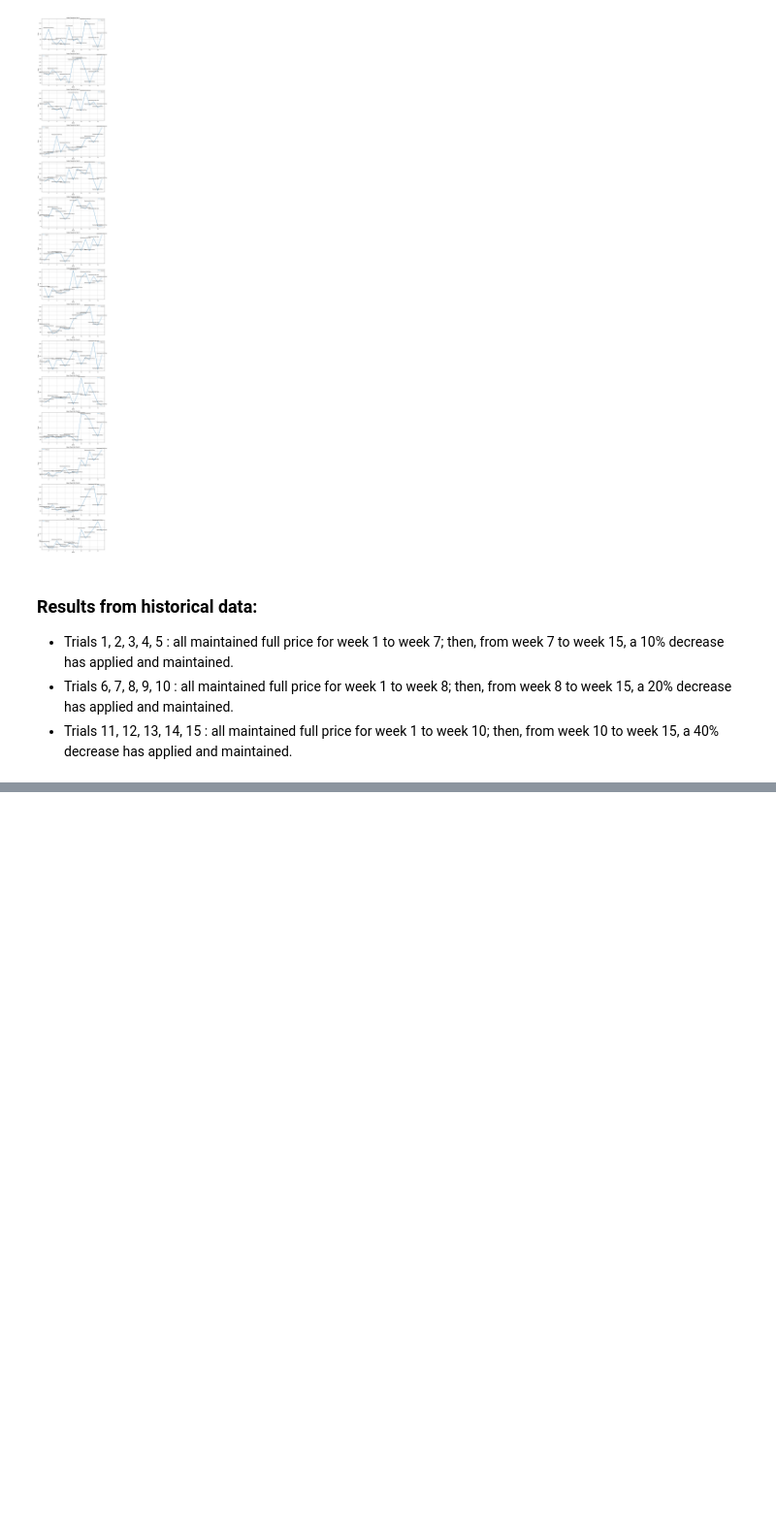
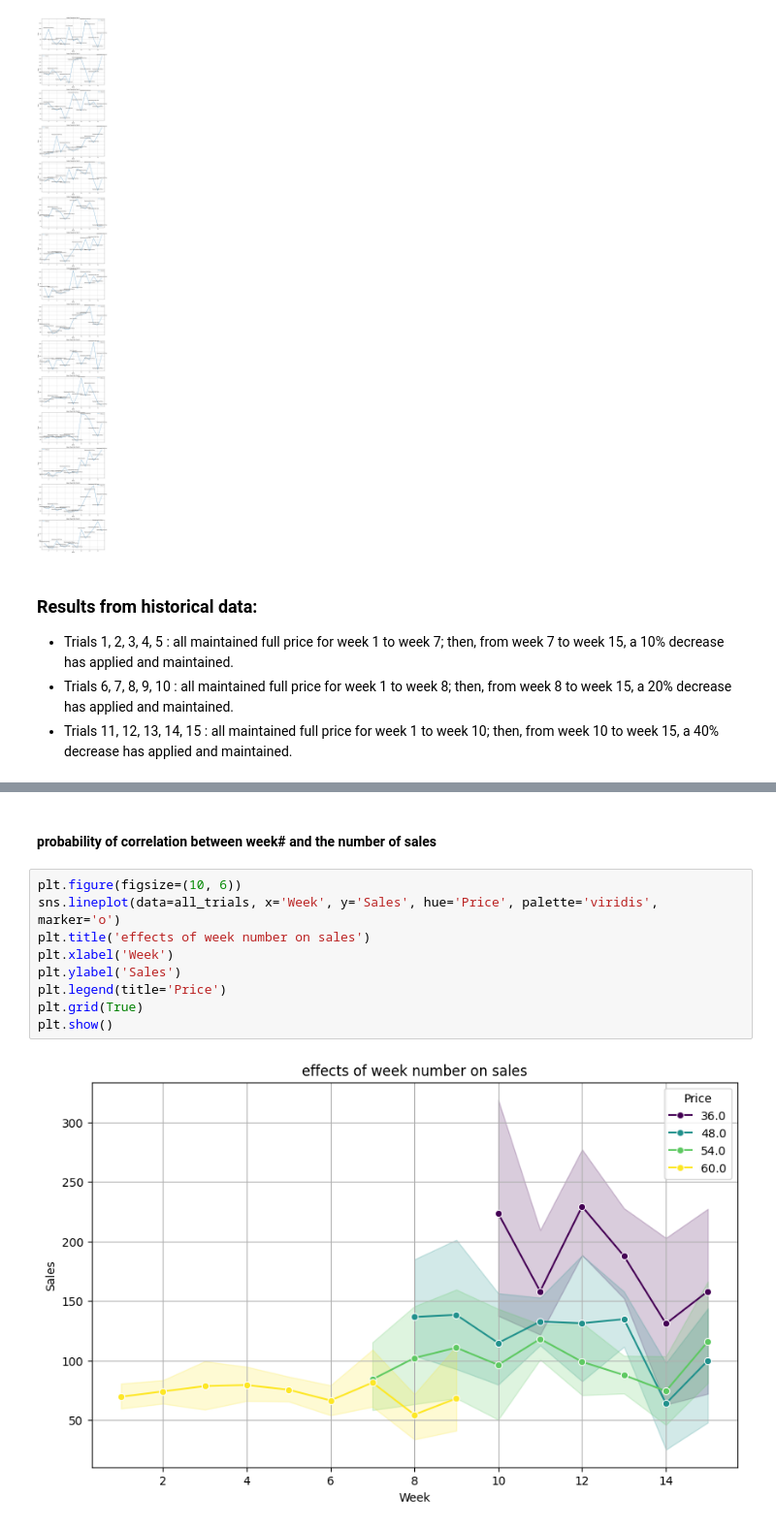
Before and after one commit to SheidaMajidi/retailer_game, a Jupyter notebook: model/optimization_sales.ipynb, the cells around one changed output, grey strips where cells are left out. Shown at 97% size. Saved outputs shown, nothing was run; the diff lists cells and outputs as text; blank space fills up the shorter version.

```diff
--- a/model/optimization_sales.ipynb
+++ b/model/optimization_sales.ipynb
@@ -144,0 +189,13 @@ Trial 1:
+# %% [markdown]
+#### probability of correlation between week# and the number of sales
+# %%
+plt.figure(figsize=(10, 6))
+sns.lineplot(data=all_trials, x='Week', y='Sales', hue='Price', palette='viridis', marker='o')
+plt.title('effects of week number on sales')
+plt.xlabel('Week')
+plt.ylabel('Sales')
+plt.legend(title='Price')
+plt.grid(True)
+plt.show()
+# %% [output]
+[figure, added]
```
Also changed, not shown: parts of 5 cells of this notebook.
